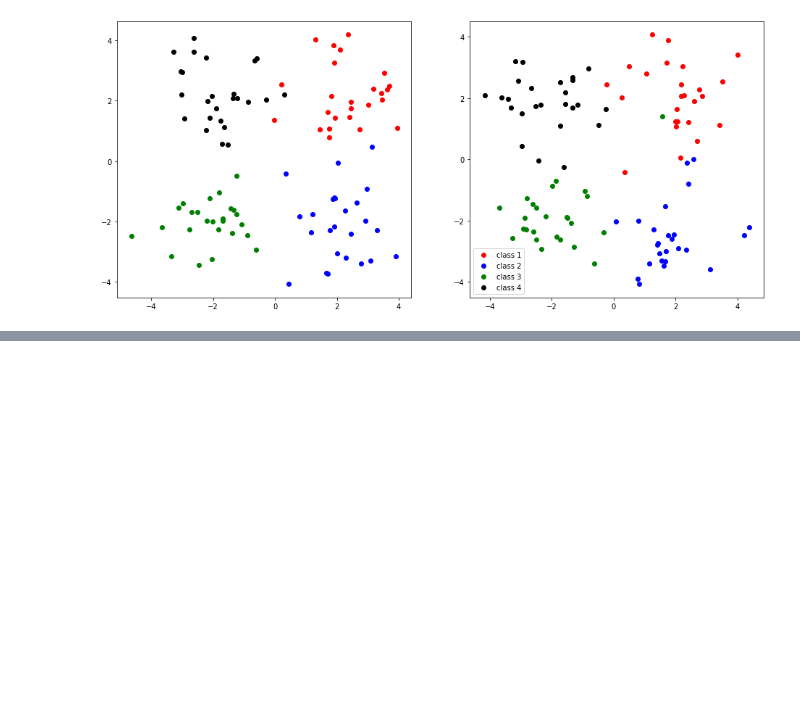
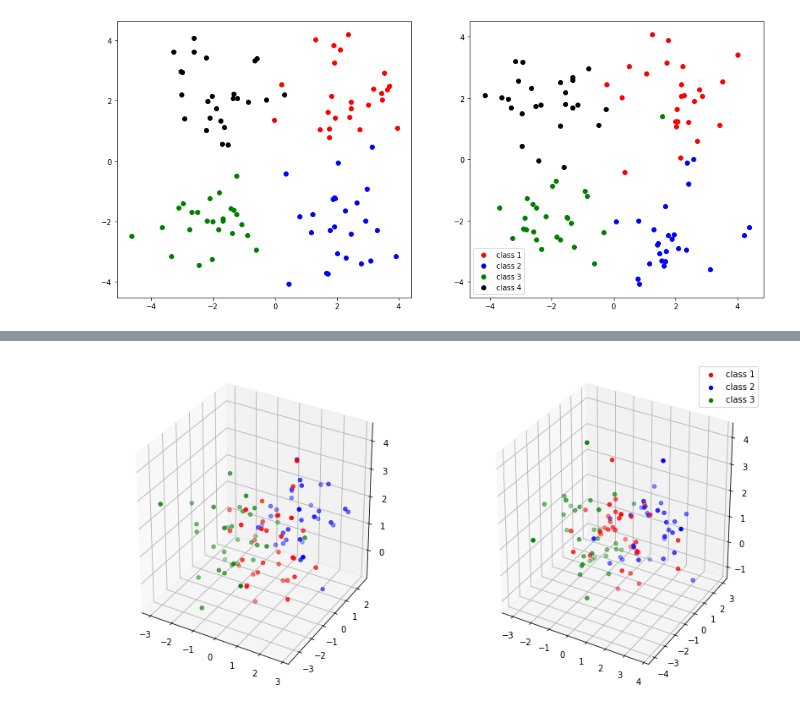
Before and after one commit to teobouvard/study, a Jupyter notebook: 4-UiS/machine-learning/assignments/lab4/lab.ipynb, the cells around one changed output, grey strips where cells are left out. Drawn from its saved outputs; the diff is of its cells as text; code cells hidden in the pictures; blank space fills up the shorter version.

```diff
--- a/4-UiS/machine-learning/assignments/lab4/lab.ipynb
+++ b/4-UiS/machine-learning/assignments/lab4/lab.ipynb
@@ -188,0 +221,4 @@ plot_2D(X_2D4cl_hs, Y_2D4cl_hs)
+# %%
+_, _, _, _, X_3D3cl_ms, _, _, _, _, Y_3D3cl_ms = np.load('data/lab4_2.p', allow_pickle=True)
+x_train, x_test, y_train, y_test = normalize_data(X_3D3cl_ms, Y_3D3cl_ms)
+train_test_evaluate(models)
@@ -188,0 +237,4 @@ plot_2D(X_2D4cl_hs, Y_2D4cl_hs)
+# %%
+plot_3D(X_3D3cl_ms, Y_3D3cl_ms)
+# %% [output]
+[figure, added]
```
Also changed, not shown: parts of 12 cells of this notebook, 2 other files.
